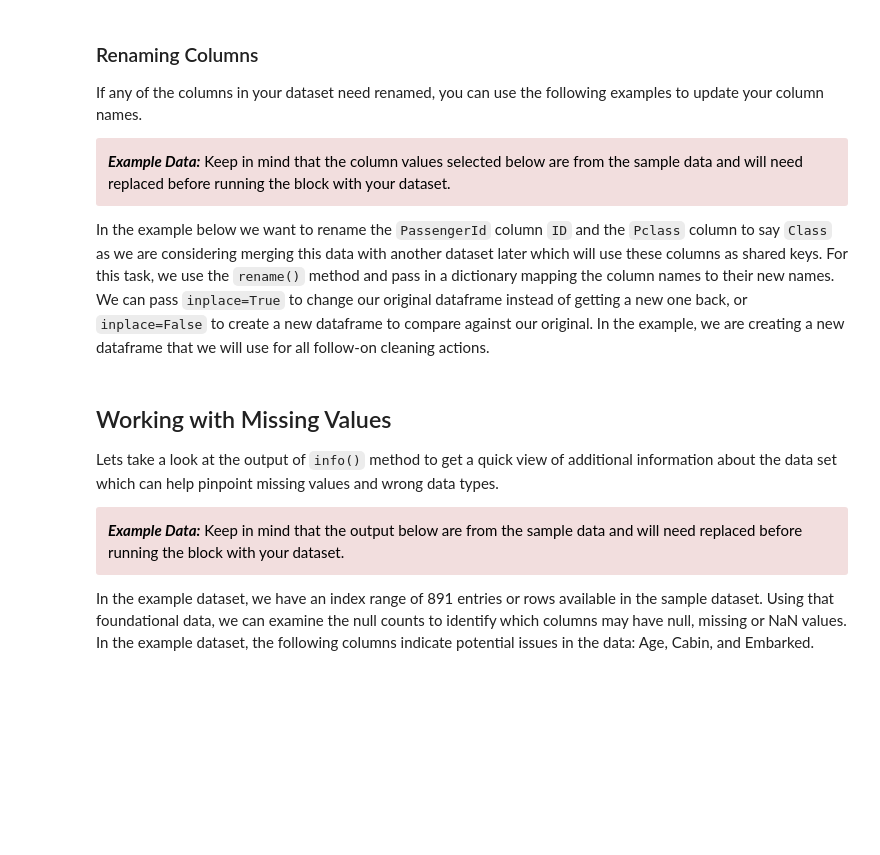
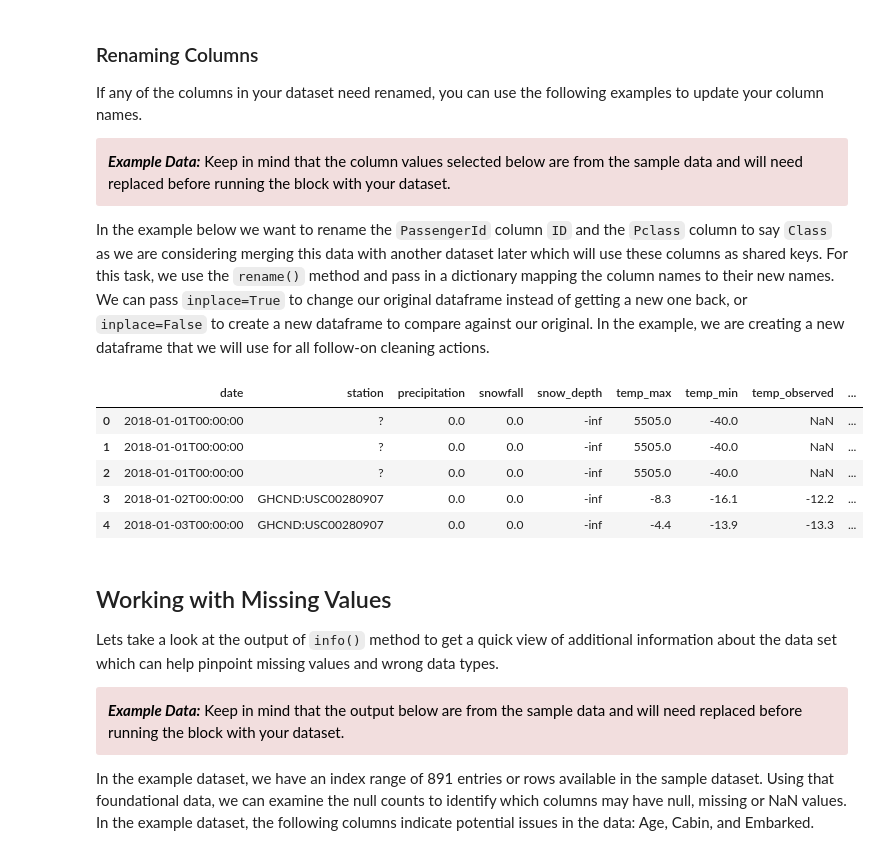
Before and after one commit to dukeph0/CS540_Module2, a Jupyter notebook: 2-3-activity--clean-it--code-it--frame-it/Module_Two_Activity.ipynb, the cells around one changed output. Saved outputs shown, nothing was run; the diff lists cells and outputs as text; code cells hidden in the pictures; blank space fills up the shorter version.

```diff
--- a/2-3-activity--clean-it--code-it--frame-it/Module_Two_Activity.ipynb
+++ b/2-3-activity--clean-it--code-it--frame-it/Module_Two_Activity.ipynb
@@ -84,13 +95,26 @@ If any of the columns in your dataset need renamed, you can use the following ex
 
 In the example below we want to rename the `PassengerId` column `ID` and the `Pclass` column to say `Class` as we are considering merging this data with another dataset later which will use these columns as shared keys. For this task, we use the `rename()` method and pass in a dictionary mapping the column names to their new names. We can pass `inplace=True` to change our original dataframe instead of getting a new one back, or `inplace=False` to create a new dataframe to compare against our original. In the example, we are creating a new dataframe that we will use for all follow-on cleaning actions.
 # %%
+# Rename abbreviated column names to more descriptive labels
 clean_data = raw_data.rename(
     columns={
-        'PassengerId': 'ID',
-        'Pclass': 'Class'
+        'PRCP': 'precipitation',
+        'SNOW': 'snowfall',
+        'SNWD': 'snow_depth',
+        'TMAX': 'temp_max',
+        'TMIN': 'temp_min',
+        'TOBS': 'temp_observed',
+        'WESF': 'water_equiv_snowfall'
     }, inplace=False
 )
 clean_data.head()
+# %% [output]
+|  | date | station | precipitation | snowfall | snow_depth | temp_max | temp_min | temp_observed | ... |
+| 0 | 2018-01-01T00:00:00 | ? | 0.0 | 0.0 | -inf | 5505.0 | -40.0 | NaN | ... |
+| 1 | 2018-01-01T00:00:00 | ? | 0.0 | 0.0 | -inf | 5505.0 | -40.0 | NaN | ... |
+| 2 | 2018-01-01T00:00:00 | ? | 0.0 | 0.0 | -inf | 5505.0 | -40.0 | NaN | ... |
+| 3 | 2018-01-02T00:00:00 | GHCND:USC00280907 | 0.0 | 0.0 | -inf | -8.3 | -16.1 | -12.2 | ... |
+| 4 | 2018-01-03T00:00:00 | GHCND:USC00280907 | 0.0 | 0.0 | -inf | -4.4 | -13.9 | -13.3 | ... |
 # %% [markdown]
 ## Working with Missing Values
 Lets take a look at the output of `info()` method to get a quick view of additional information about the data set which can help pinpoint missing values and wrong data types.
```
Also changed, not shown: parts of 7 cells of this notebook.
